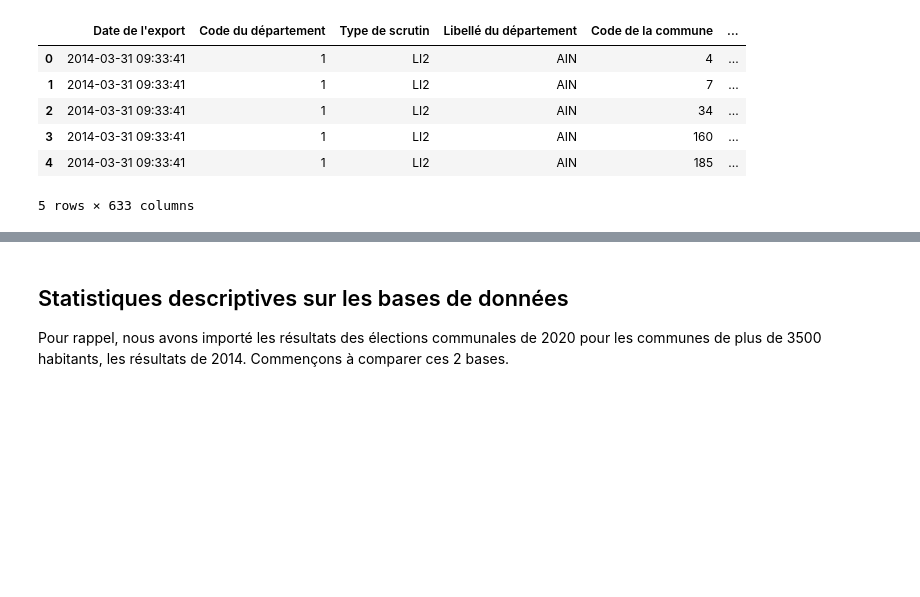
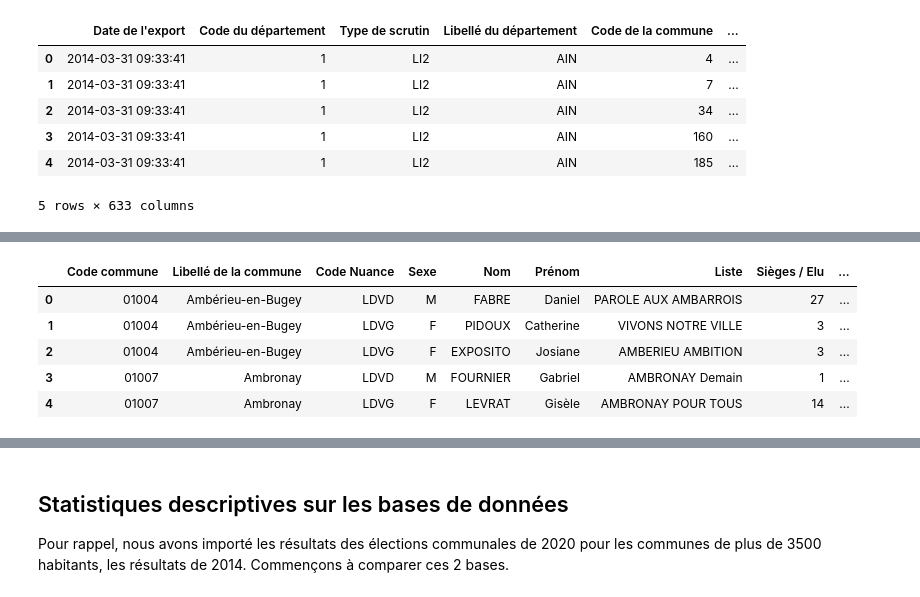
Before and after one commit to romainratajczyk/ENSAE-S1-Python-Project, a Jupyter notebook: Data formatting.ipynb, the cells around one changed output, grey strips where cells are left out. Saved outputs shown, nothing was run; the diff lists cells and outputs as text; code cells hidden in the pictures; blank space fills up the shorter version.

```diff
--- a/Data formatting.ipynb
+++ b/Data formatting.ipynb
@@ -198 +201,22 @@ Blocs détectés: 56 — Lignes candidats produites: 4722
+# %%
+idx = long_df.groupby("Code commune")["% Voix/Exp"].idxmax()
+long_df["winner"] = "no"
+long_df.loc[idx, "winner"] = "yes"
+
+long_df_sorted_res = long_df.sort_values(
+    by=['% Voix/Exp'], ascending=False
+).reset_index(drop=True)
+
+long_df_sorted = long_df_sorted_res.sort_values(
+    by=['Code commune']
+).reset_index(drop=True)
+
+long_df_sorted.head(5)
+# %% [output]
+|  | Code commune | Libellé de la commune | Code Nuance | Sexe | Nom | Prénom | Liste | Sièges / Elu | ... |
+| 0 | 01004 | Ambérieu-en-Bugey | LDVD | M | FABRE | Daniel | PAROLE AUX AMBARROIS | 27 | ... |
+| 1 | 01004 | Ambérieu-en-Bugey | LDVG | F | PIDOUX | Catherine | VIVONS NOTRE VILLE | 3 | ... |
+| 2 | 01004 | Ambérieu-en-Bugey | LDVG | F | EXPOSITO | Josiane | AMBERIEU AMBITION | 3 | ... |
+| 3 | 01007 | Ambronay | LDVD | M | FOURNIER | Gabriel | AMBRONAY Demain | 1 | ... |
+| 4 | 01007 | Ambronay | LDVG | F | LEVRAT | Gisèle | AMBRONAY POUR TOUS | 14 | ... |
 # %%
```
Also changed, not shown: parts of 12 cells of this notebook, 2 other files.
